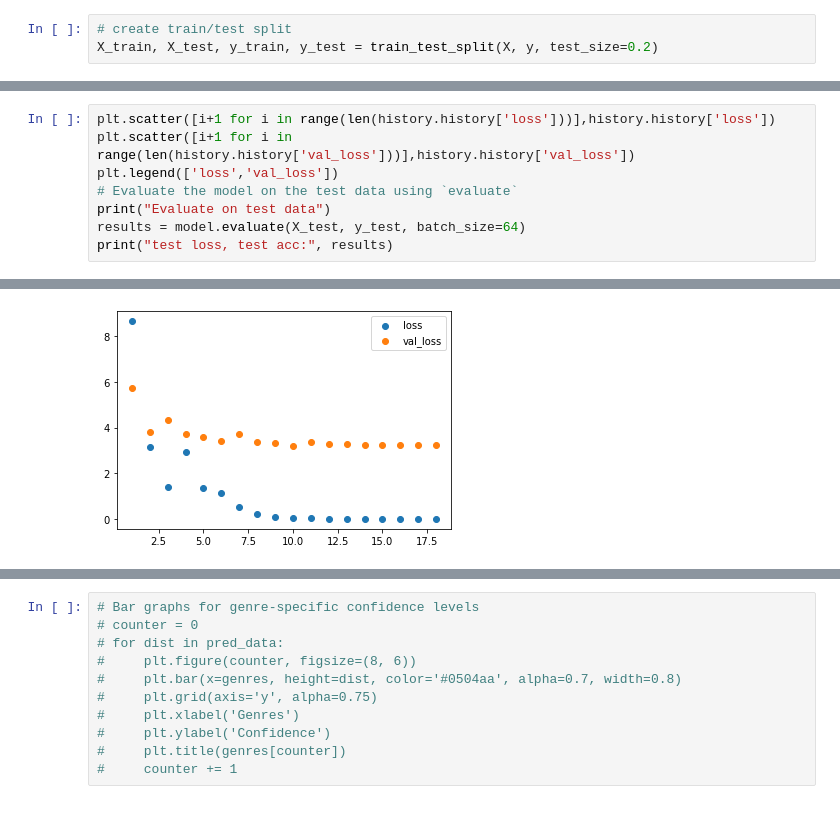
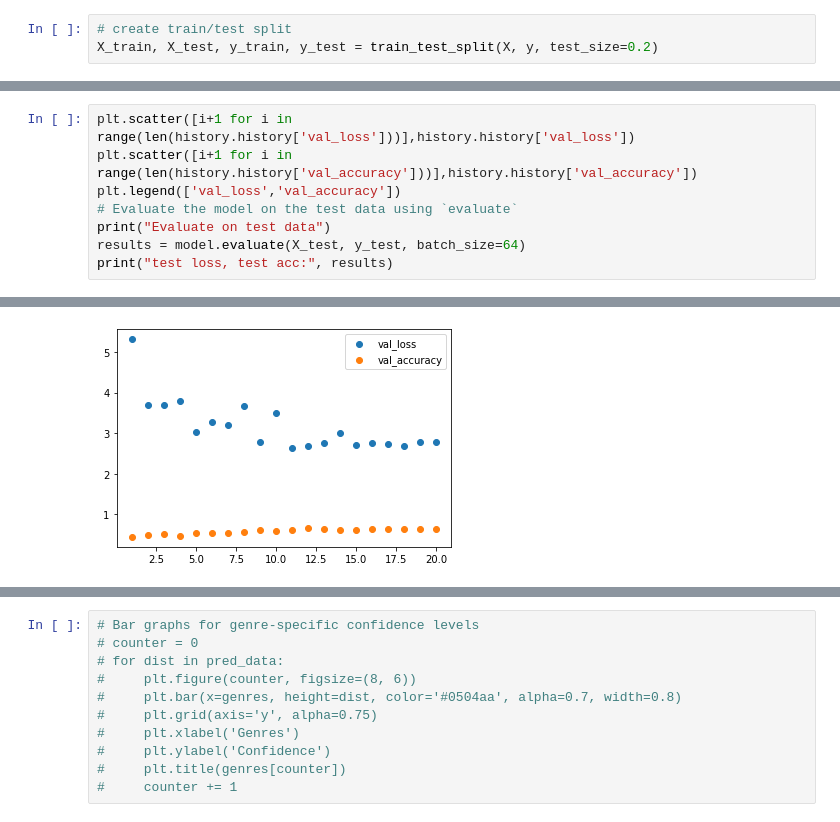
Before and after one commit to fite40927/wonkyphonky, a Jupyter notebook: mfcc_trainer.ipynb, the cells around one changed output, grey strips where cells are left out. Drawn from its saved outputs; the diff is of its cells as text.

```diff
--- a/mfcc_trainer.ipynb
+++ b/mfcc_trainer.ipynb
@@ -112,7 +112,7 @@ Epoch 18/30
 # %%
-plt.scatter([i+1 for i in range(len(history.history['loss']))],history.history['loss'])
 plt.scatter([i+1 for i in range(len(history.history['val_loss']))],history.history['val_loss'])
-plt.legend(['loss','val_loss'])
+plt.scatter([i+1 for i in range(len(history.history['val_accuracy']))],history.history['val_accuracy'])
+plt.legend(['val_loss','val_accuracy'])
 # Evaluate the model on the test data using `evaluate`
 print("Evaluate on test data")
 results = model.evaluate(X_test, y_test, batch_size=64)
@@ -124,4 +124,4 @@ test loss, test acc: [3.203937530517578, 0.6190476417541504]
-[figure, old version]
+[figure, new version]
 # %%
 # Generate predictions (probabilities -- the output of the last layer)
 # on new data using `predict`
```
Also changed, not shown: parts of 8 cells of this notebook.
